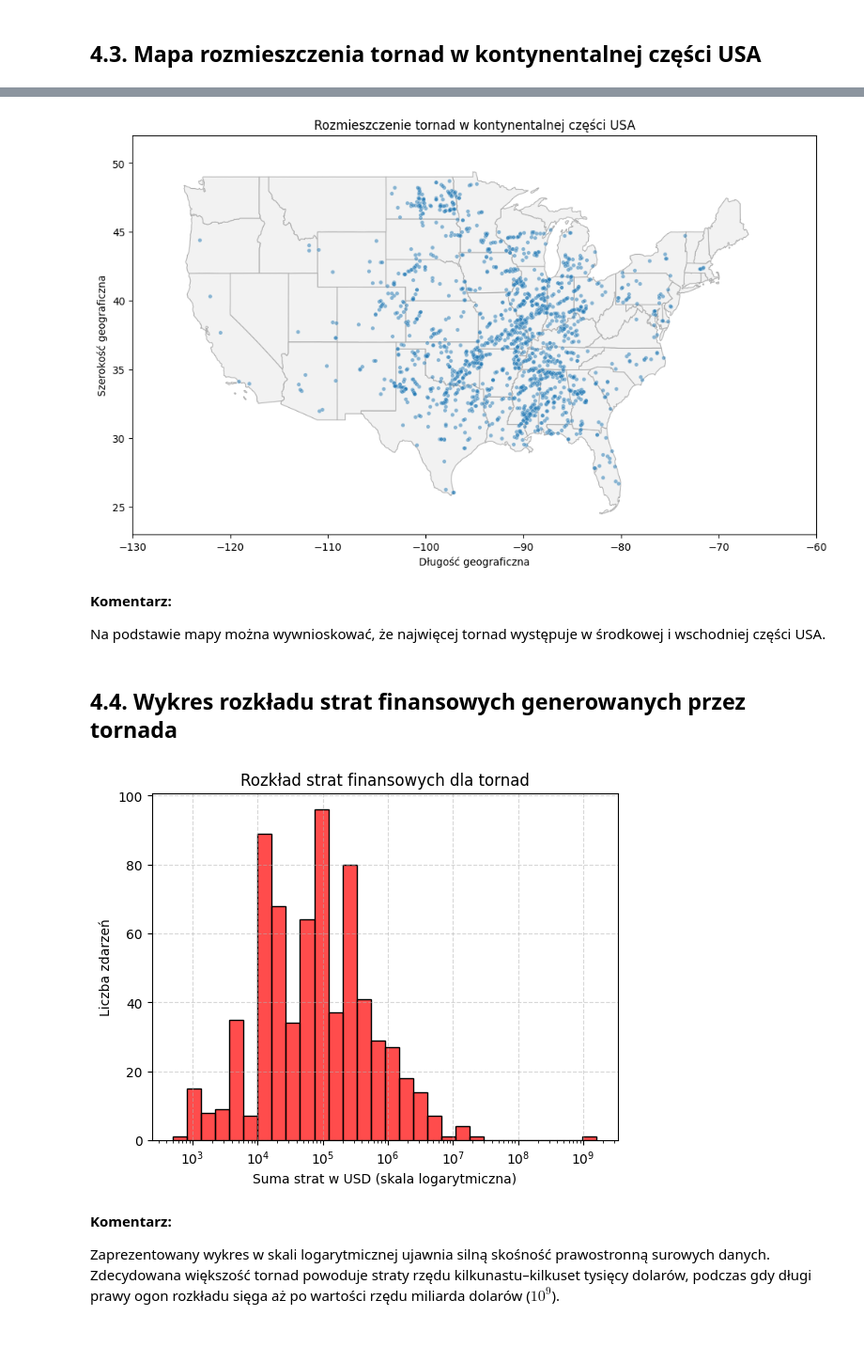
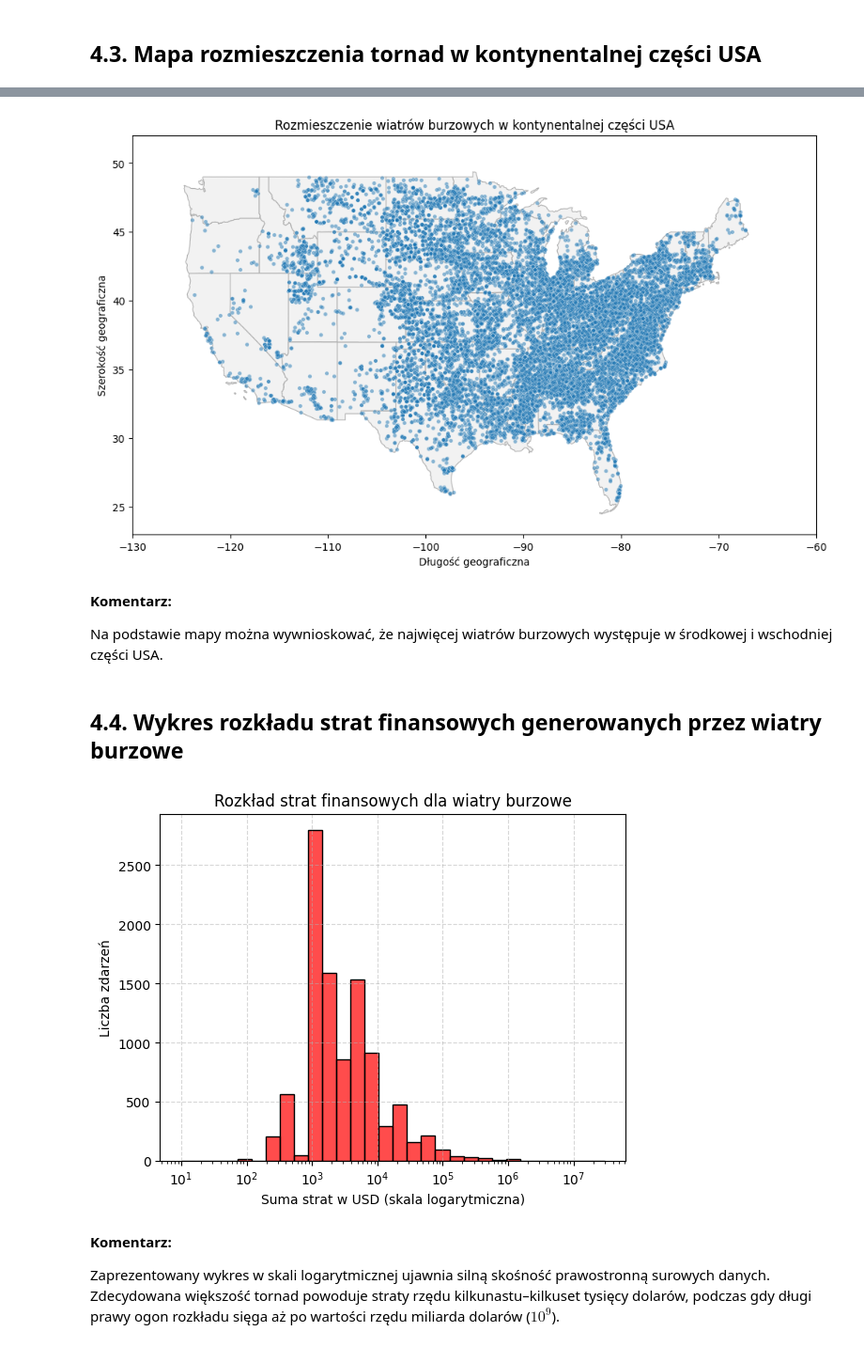
Before and after one commit to piaseckazaneta/Python, a Jupyter notebook: Zaneta_Piasecka_Mini_projekt_2026.ipynb, the cells around one changed output, grey strips where cells are left out. Shown at 94% size. Cells and saved outputs as stored; diff of their text form; code cells hidden in the pictures.

Commit message:
Modelowanie Thunderstorm_wind_event

```diff
--- a/Zaneta_Piasecka_Mini_projekt_2026.ipynb
+++ b/Zaneta_Piasecka_Mini_projekt_2026.ipynb
@@ -484,19 +498,21 @@ Successfully installed geodatasets-2026.5.1
 # %%
 tornado_event = df_details[df_details['event_type'] == 'Tornado']
+# %%
+thunderstorm_wind_event = df_details[df_details['event_type'] == 'Thunderstorm Wind']
 # %%
 
-# 1. Pobieramy granice stanów USA bezpośrednio ze sprawdzonego źródła US Census Bureau
+# 1. Pobieram granice stanów USA bezpośrednio ze sprawdzonego źródła US Census Bureau
 usa_url = "https://www2.census.gov/geo/tiger/GENZ2021/shp/cb_2021_us_state_20m.zip"
 usa_states = gpd.read_file(usa_url)
 
-# 2. Tworzymy wykres
+# 2. Tworzę wykres
 fig, ax = plt.subplots(figsize=(12, 7))
 
-# 3. Rysujemy stany USA (jasnoszary obrys z szarymi granicami)
+# 3. Rysuję stany USA (jasnoszary obrys z szarymi granicami)
 usa_states.plot(ax=ax, color='#f2f2f2', edgecolor='#b0b0b0', linewidth=0.8)
 
 sns.scatterplot(
-    data=tornado_event,
+    data=thunderstorm_wind_event,
     x='begin_lon',
     y='begin_lat',
     palette='Set1',
@@ -510,37 +526,37 @@ sns.scatterplot(
 ax.set_xlim(-130, -60)  # Długość geograficzna (od Wybrzeża Zachodniego do Wschodniego)
 ax.set_ylim(23, 52)     # Szerokość geograficzna (od Florydy/Teksasu do granicy z Kanadą)
 
-plt.title('Rozmieszczenie tornad w kontynentalnej części USA')
+plt.title('Rozmieszczenie wiatrów burzowych w kontynentalnej części USA')
 plt.xlabel('Długość geograficzna')
 plt.ylabel('Szerokość geograficzna')
 plt.show()
 # %% [output]
-[figure, old version]
+[figure, new version]
 # %% [markdown]
 **Komentarz:**
 
-Na podstawie mapy można wywnioskować, że najwięcej tornad występuje w środkowej i wschodniej części USA.
+Na podstawie mapy można wywnioskować, że najwięcej wiatrów burzowych występuje w środkowej i wschodniej części USA.
 # %% [markdown]
-## 4.4. Wykres rozkładu strat finansowych generowanych przez tornada
+## 4.4. Wykres rozkładu strat finansowych generowanych przez wiatry burzowe
 # %%
 sns.histplot(
-    data=tornado_event,
+    data=thunderstorm_wind_event,
     x='total_damage',
     kde=True,
     color='red',
     bins=30,
     log_scale=True,
     alpha=0.7,
     edgecolor='black'
 )
 
-plt.title('Rozkład strat finansowych dla tornad')
+plt.title('Rozkład strat finansowych dla wiatry burzowe')
 plt.xlabel('Suma strat w USD (skala logarytmiczna)')
 plt.ylabel('Liczba zdarzeń')
 plt.grid(True, linestyle='--', alpha=0.5)
 plt.show()
 # %% [output]
-[figure, old version]
+[figure, new version]
 # %% [markdown]
 **Komentarz:**
 
```
Also changed, not shown: parts of 54 cells of this notebook.
